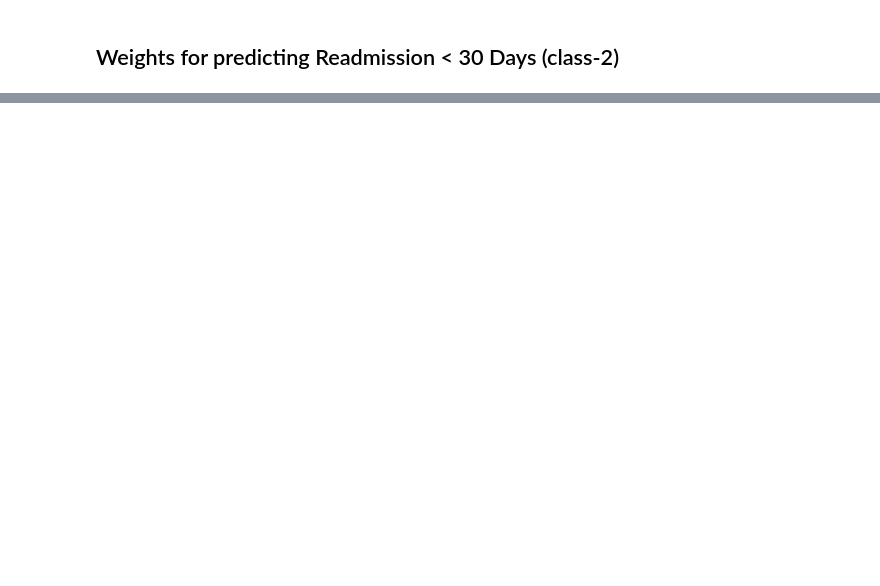
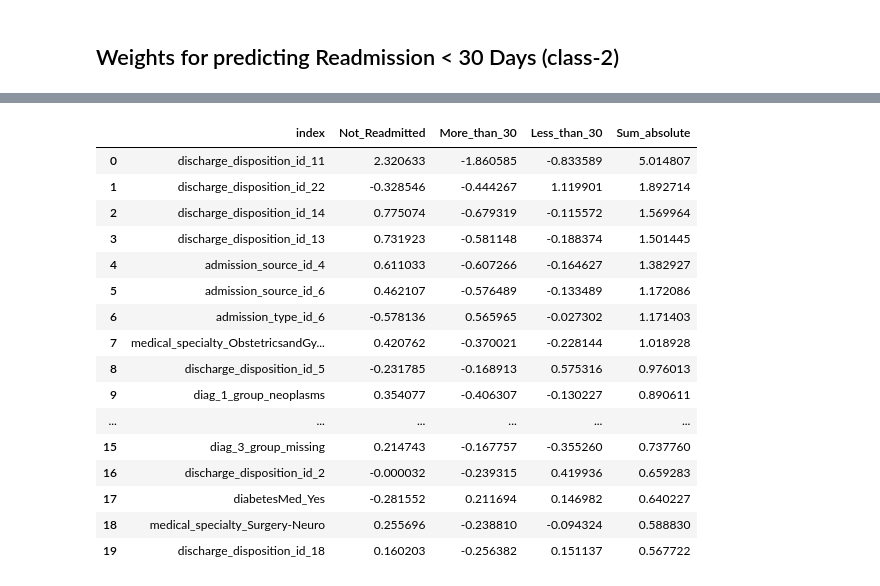
Before and after one commit to rickfontenot/QTW, a Jupyter notebook: Case Study 2/case2_rick.ipynb, the cells around one changed output, grey strips where cells are left out. Drawn from its saved outputs; the diff is of its cells as text; code cells hidden in the pictures; blank space fills up the shorter version.

```diff
--- a/Case Study 2/case2_rick.ipynb
+++ b/Case Study 2/case2_rick.ipynb
@@ -1196,0 +1163,31 @@ ax = sns.barplot(y="index", x="weight", data=coefficients.head(10))
+# %%
+weights = lr_model_fit.coef_.T # take transpose to make a column vector
+variable_names = host_validation.drop(['readmitted'],axis=1).columns
+
+coefficients = pd.DataFrame(weights,variable_names)
+coefficients = coefficients.rename(columns={coefficients.columns[0]: 'Not_Readmitted'})
+coefficients = coefficients.rename(columns={coefficients.columns[1]: 'More_than_30'})
+coefficients = coefficients.rename(columns={coefficients.columns[2]: 'Less_than_30'})
+coefficients['Sum_absolute'] = abs(coefficients.Not_Readmitted) + abs(coefficients.More_than_30) + abs(coefficients.Less_than_30)
+coefficients = coefficients.sort_values(by='Sum_absolute', key=abs, ascending=False)
+coefficients.reset_index(level=0, inplace=True)
+
+coefficients.head(20)
+# %% [output]
+|  | index | Not_Readmitted | More_than_30 | Less_than_30 | Sum_absolute |
+| 0 | discharge_disposition_id_11 | 2.320633 | -1.860585 | -0.833589 | 5.014807 |
+| 1 | discharge_disposition_id_22 | -0.328546 | -0.444267 | 1.119901 | 1.892714 |
+| 2 | discharge_disposition_id_14 | 0.775074 | -0.679319 | -0.115572 | 1.569964 |
+| 3 | discharge_disposition_id_13 | 0.731923 | -0.581148 | -0.188374 | 1.501445 |
+| 4 | admission_source_id_4 | 0.611033 | -0.607266 | -0.164627 | 1.382927 |
+| 5 | admission_source_id_6 | 0.462107 | -0.576489 | -0.133489 | 1.172086 |
+| 6 | admission_type_id_6 | -0.578136 | 0.565965 | -0.027302 | 1.171403 |
+| 7 | medical_specialty_ObstetricsandGy... | 0.420762 | -0.370021 | -0.228144 | 1.018928 |
+| 8 | discharge_disposition_id_5 | -0.231785 | -0.168913 | 0.575316 | 0.976013 |
+| 9 | diag_1_group_neoplasms | 0.354077 | -0.406307 | -0.130227 | 0.890611 |
+| ... | ... | ... | ... | ... | ... |
+| 15 | diag_3_group_missing | 0.214743 | -0.167757 | -0.355260 | 0.737760 |
+| 16 | discharge_disposition_id_2 | -0.000032 | -0.239315 | 0.419936 | 0.659283 |
+| 17 | diabetesMed_Yes | -0.281552 | 0.211694 | 0.146982 | 0.640227 |
+| 18 | medical_specialty_Surgery-Neuro | 0.255696 | -0.238810 | -0.094324 | 0.588830 |
+| 19 | discharge_disposition_id_18 | 0.160203 | -0.256382 | 0.151137 | 0.567722 |
```
Also changed, not shown: parts of 11 cells of this notebook.
